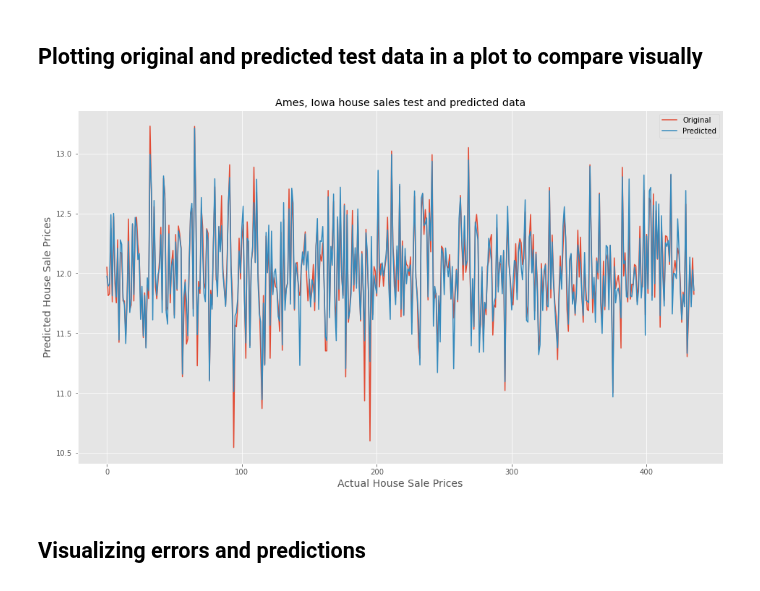
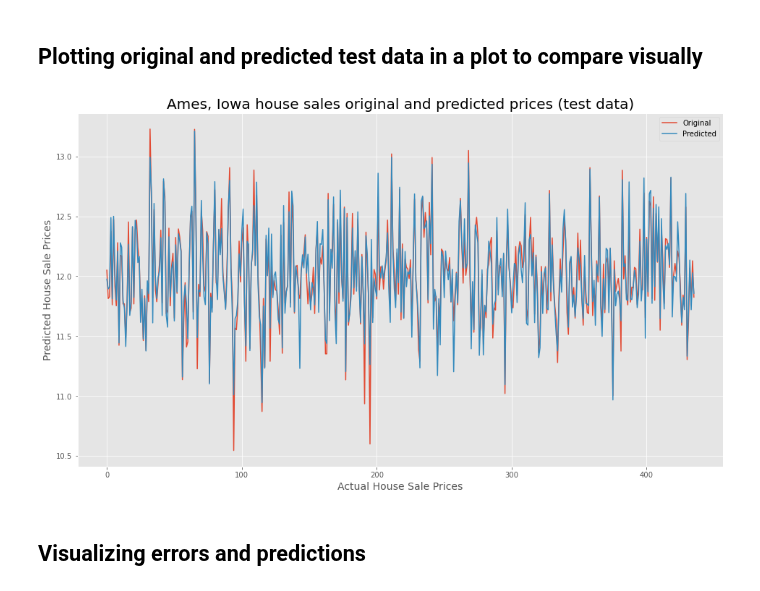
Before and after one commit to suhitasva/ML_Project, a Jupyter notebook: XGBoost_models.ipynb, the cells around one changed output. Drawn from its saved outputs; the diff is of its cells as text; code cells hidden in the pictures.

```diff
--- a/XGBoost_models.ipynb
+++ b/XGBoost_models.ipynb
@@ -553,15 +578,15 @@ XGBRegressor(base_score=0.5, booster='gbtree', colsample_bylevel=1,
 # %%
 plt.figure(figsize = (16,9))
 x_ax = range(len(np.log(testY)))
 plt.plot(x_ax, np.log(testY), label="Original")
 plt.plot(x_ax, final_xgb.predict(testX_trans), label="Predicted")
-plt.title("Ames, Iowa house sales test and predicted data")
+plt.title("Ames, Iowa house sales original and predicted prices (test data)", fontsize=20)
 plt.ylabel('Predicted House Sale Prices', fontsize=14)
 plt.xlabel('Actual House Sale Prices', fontsize=14)
 plt.legend()
 plt.show()
 # %% [output]
-[figure, old version]
+[figure, new version]
 # %% [markdown]
 ## Visualizing errors and predictions
 # %%
```
Also changed, not shown: parts of 11 cells of this notebook.
